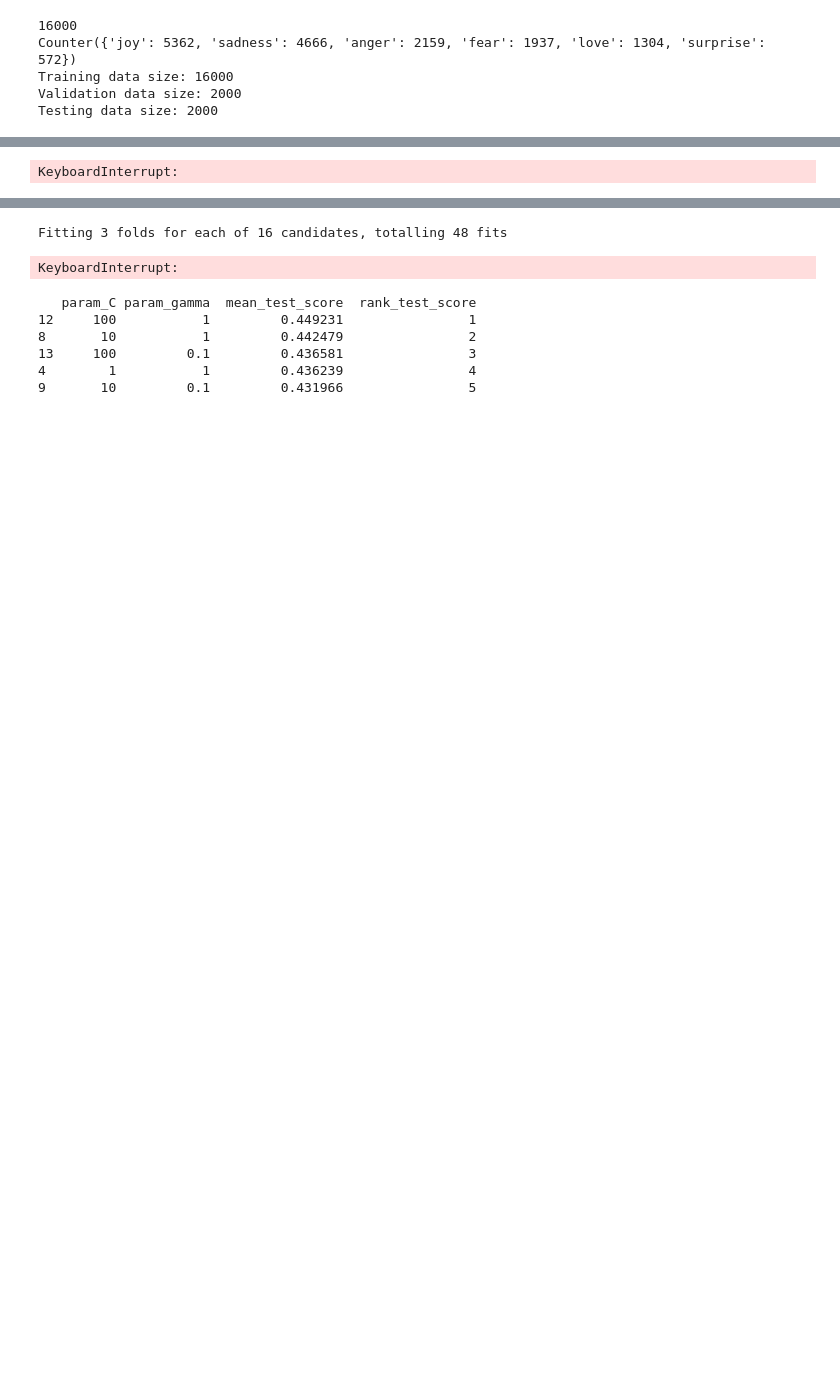
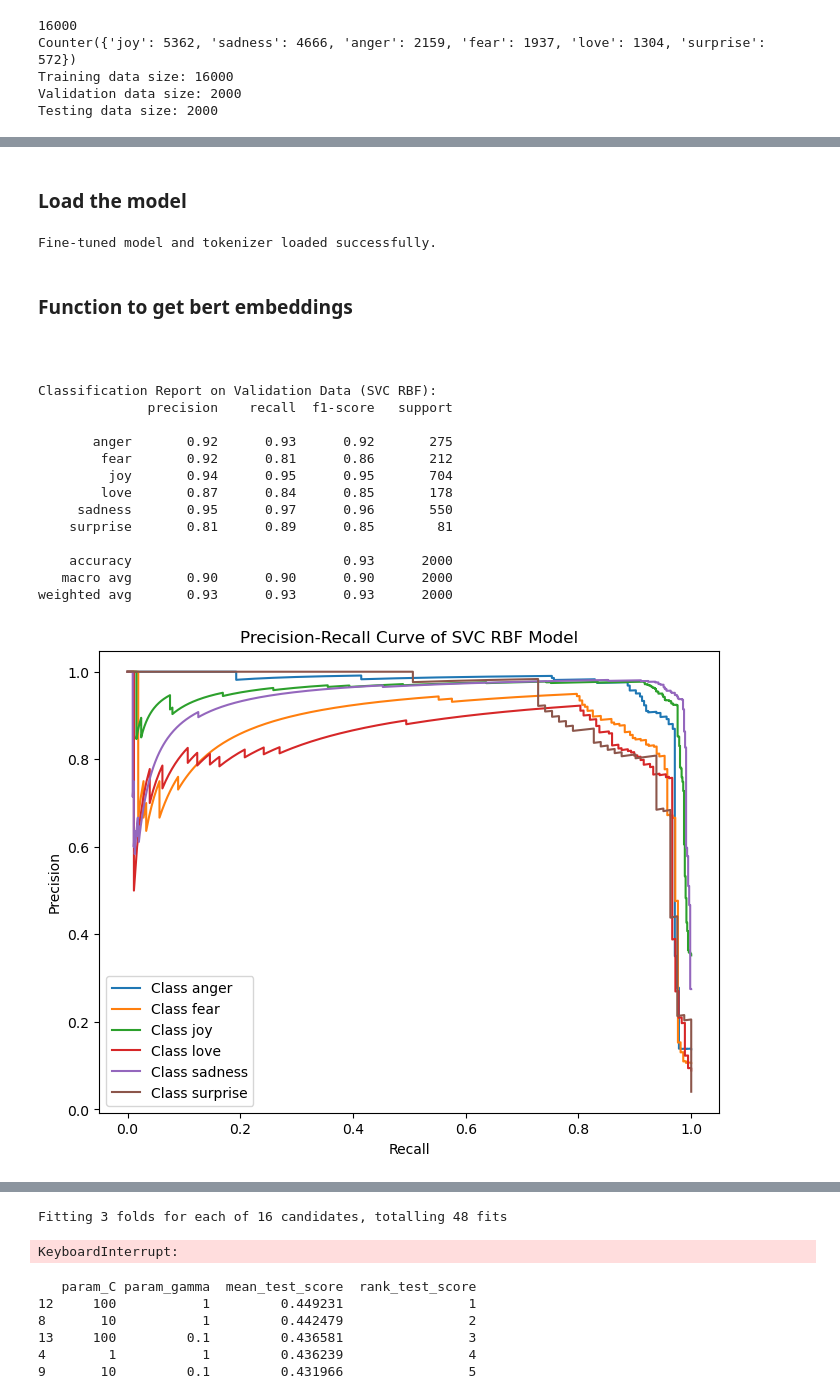
Before and after one commit to hollymolly3309/TextMining, a Jupyter notebook: pa.ipynb, the cells around one changed output, grey strips where cells are left out. Drawn from its saved outputs; the diff is of its cells as text; code cells hidden in the pictures; blank space fills up the shorter version.

```diff
--- a/pa.ipynb
+++ b/pa.ipynb
@@ -138,7 +143,63 @@ def get_bert_embeddings(texts, model, tokenizer, device):
+# %% [markdown]
+### Load the model
+# %%
+
+# Load the fine-tuned model and tokenizer
+output_dir = "./fine_tuned_bert_model"
+fine_tuned_model = BertForSequenceClassification.from_pretrained(output_dir)
+fine_tuned_tokenizer = BertTokenizer.from_pretrained(output_dir)
+
+print("Fine-tuned model and tokenizer loaded successfully.")
+# %% [output]
+Fine-tuned model and tokenizer loaded successfully.
+# %% [markdown]
+### Function to get bert embeddings
+# %%
+import numpy as np
+
+def get_bert_embeddings(texts, model, tokenizer, device, batch_size=8):
+    """
+    Extracts embeddings for texts using the [CLS] token output of a fine-tuned BERT model.
+
+    Args:
+        texts (list of str): Input texts to extract embeddings from.
+        model (BertForSequenceClassification): Pretrained BERT model.
+        tokenizer (BertTokenizer): Tokenizer for the BERT model.
+        device (torch.device): Device to run the model on (CPU or GPU).
+        batch_size (int): Batch size for processing texts.
+
+    Returns:
+        np.ndarray: Array of embeddings for the input texts.
+    """
+    embeddings = []
+    model.eval()  # Set the model to evaluation mode
+
+    # Process texts in batches
+    for i in range(0, len(texts), batch_size):
+        batch_texts = texts[i:i + batch_size]
+
+        # Tokenize batch
+        inputs = tokenizer(batch_texts, return_tensors="pt", padding=True, truncation=True, max_length=512)
+
+        # Move inputs to the selected device
+        inputs = {key: value.to(device) for key, value in inputs.items()}
+
+        with torch.no_grad():
+            outputs = model(**inputs)
+            # Ensure outputs.logits are on the correct device
+            cls_embeddings = outputs.logits.to(device)  # Move logits to the device explicitly
+            embeddings.append(cls_embeddings.cpu().numpy())  # Move to CPU for concatenation
+
+    # Concatenate all batch embeddings
+    return np.vstack(embeddings)
+# %% [markdown]
+###
 # %%
+fine_tuned_model.to(device)
+
 # Get embeddings for training and validation texts
-x_train_bert = get_bert_embeddings(train_texts, bert_model, tokenizer, device)
-x_val_bert = get_bert_embeddings(val_texts, bert_model, tokenizer, device)
+x_train_bert = get_bert_embeddings(train_texts, fine_tuned_model, fine_tuned_tokenizer, device)
+x_val_bert = get_bert_embeddings(val_texts, fine_tuned_model, fine_tuned_tokenizer, device)
 
 # Fit the SVM model using fine-tuned BERT embeddings for training texts
 svm_model = SVC(kernel='rbf', probability=True)
@@ -153,31 +214,44 @@ print(classification_report(val_labels, val_predictions))
 
 # Get predicted probabilities for the validation set
 val_probabilities = svm_model.predict_proba(x_val_bert)
 
 # For binary classification, use the positive class probabilities
 # Otherwise, loop through classes for multi-class
 precision = {}
 recall = {}
 plt.figure(figsize=(8, 6))
 
 for i, label in enumerate(svm_model.classes_):
     # Get binary labels for this class
     binary_labels = [1 if y == label else 0 for y in val_labels]
 
     # Get precision-recall data for each class
     precision[label], recall[label], _ = precision_recall_curve(
         binary_labels,  # Binary labels for this class
         val_probabilities[:, i]  # Probability for this class
     )
 
     # Plot each class's curve
     plt.plot(recall[label], precision[label], label=f"Class {label}")
 
 # Customize plot
 plt.xlabel("Recall")
 plt.ylabel("Precision")
 plt.title("Precision-Recall Curve of SVC RBF Model")
 plt.legend(loc="best")
 plt.show()
 # %% [output]
-KeyboardInterrupt:
+Classification Report on Validation Data (SVC RBF):
+              precision    recall  f1-score   support
+
+       anger       0.92      0.93      0.92       275
+        fear       0.92      0.81      0.86       212
+         joy       0.94      0.95      0.95       704
+        love       0.87      0.84      0.85       178
+     sadness       0.95      0.97      0.96       550
+    surprise       0.81      0.89      0.85        81
+
+    accuracy                           0.93      2000
+   macro avg       0.90      0.90      0.90      2000
+weighted avg       0.93      0.93      0.93      2000
+[figure, added]
```
Also changed, not shown: parts of 14 cells of this notebook.
